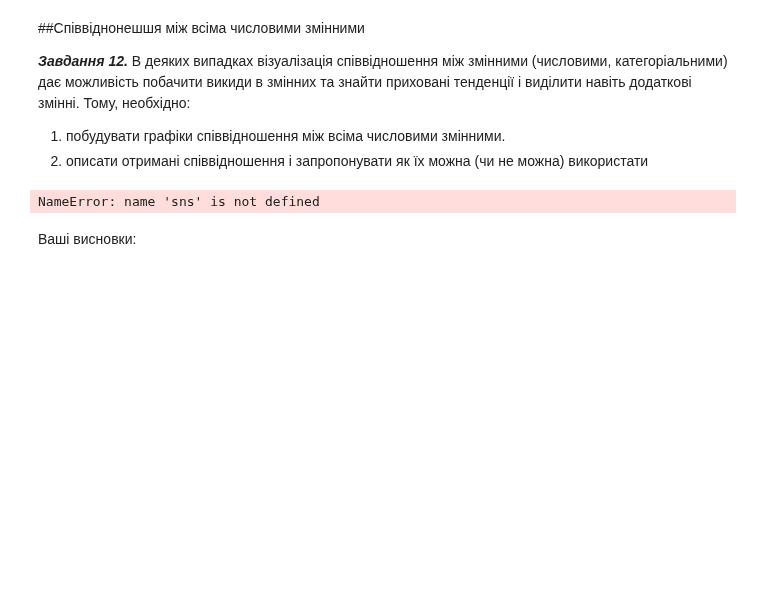
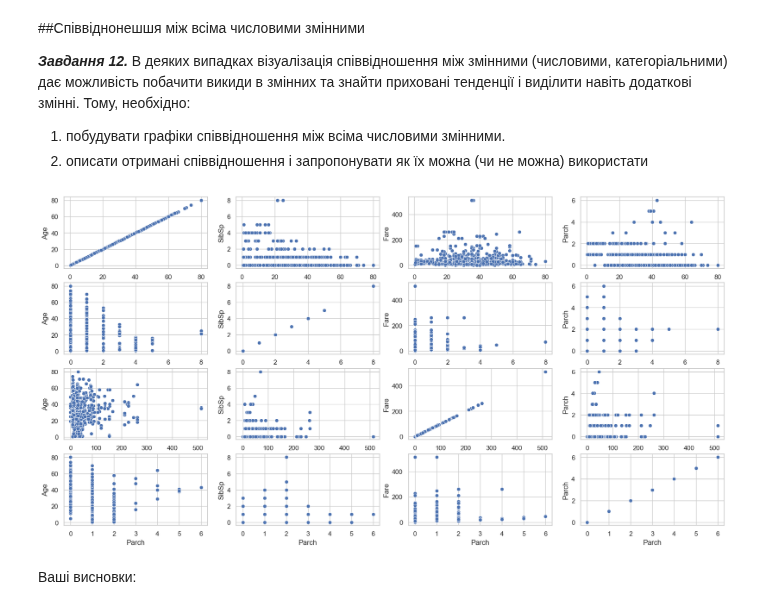
Before and after one commit to Prosik2205/OSHI, a Jupyter notebook: Task3_basic_ai_ad_prosimyak_oleksander.ipynb, the cells around one changed output. Drawn from its saved outputs; the diff is of its cells as text; code cells hidden in the pictures; blank space fills up the shorter version.

```diff
--- a/Task3_basic_ai_ad_prosimyak_oleksander.ipynb
+++ b/Task3_basic_ai_ad_prosimyak_oleksander.ipynb
@@ -270,11 +276,23 @@ plt.show()
 ***Завдання 12.*** В деяких випадках візуалізація співвідношення між змінними (числовими, категоріальними) дає можливість побачити викиди в змінних та знайти приховані тенденції і виділити навіть додаткові змінні. Тому, необхідно:
 1) побудувати графіки співвідношення між всіма числовими змінними.
 2) описати отримані співвідношення і запропонувати як їх можна (чи не можна) використати
-# %%
-sns.pairplot(dataset[['Age', 'SibSp', 'Parch', 'Fare']],height=3)
-plt.show()
-# %% [output]
-NameError: name 'sns' is not defined
+# %%
+numbers = ['Age','SibSp','Fare','Parch']
+fig, axs = plt.subplots(nrows=len(numbers), ncols=len(numbers), figsize=(20, 10))
+sns.set(style="whitegrid")
+for i, x in enumerate(numbers):
+    for j, y in enumerate(numbers):
+        if i == len(numbers) - 1 and j == len(numbers) - 1 and x == 'Fare' and y == 'Fare':
+            continue
+        sns.scatterplot(x = x, y = y, data=dataset, ax = axs[i,j])
+        axs[i,j].set_xlabel(x)
+        axs[i,j].set_ylabel(y)
+
+
+
+plt.show()
+# %% [output]
+[figure, added]
 # %% [markdown]
 Ваші висновки:
 # %% [markdown]
```
Also changed, not shown: parts of 6 cells of this notebook.
